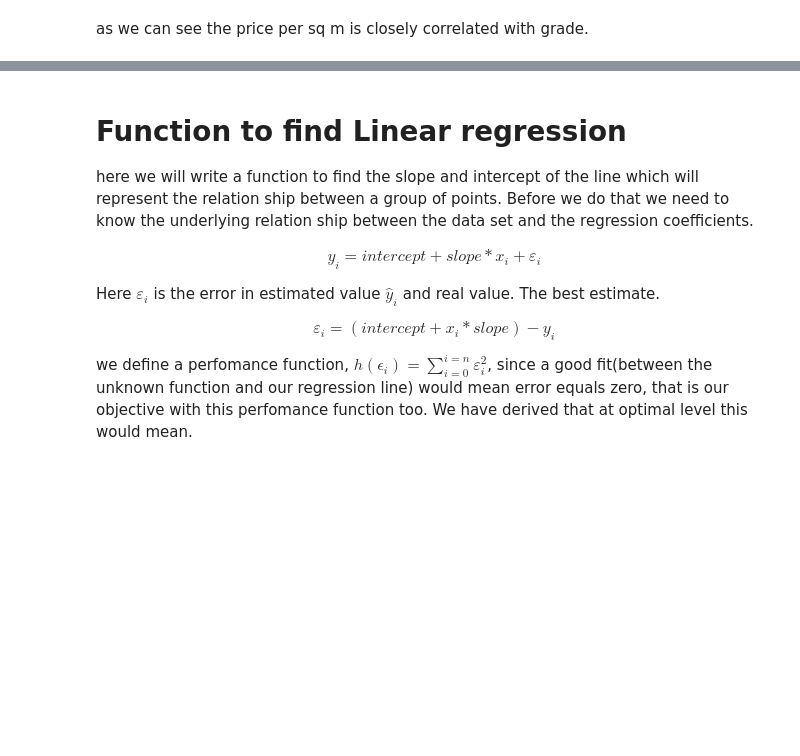
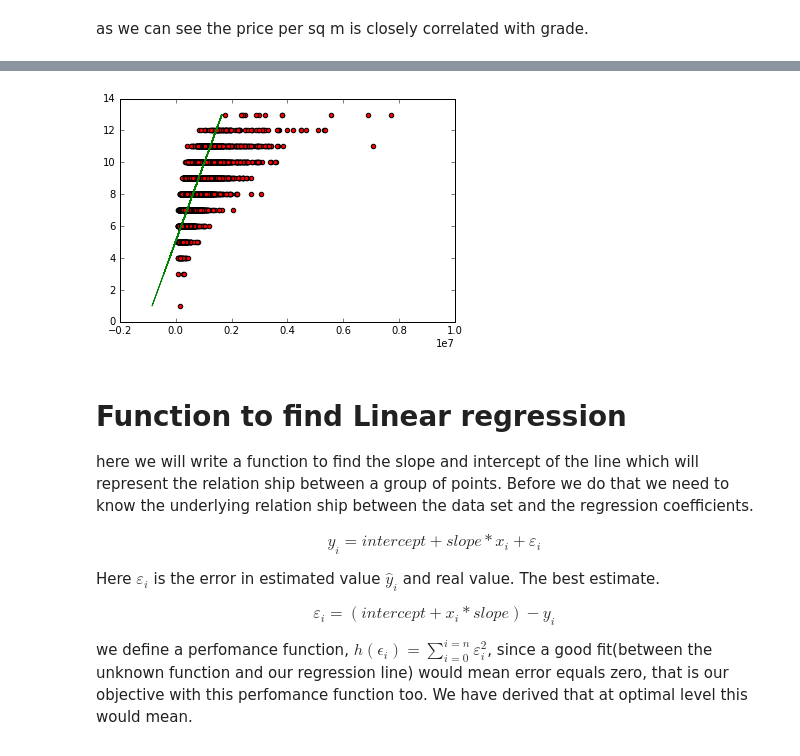
Before and after one commit to kurianCoding/ml_deep, a Jupyter notebook: regression.ipynb, the cells around one changed output, grey strips where cells are left out. Cells and saved outputs as stored; diff of their text form; code cells hidden in the pictures; blank space fills up the shorter version.

```diff
--- a/regression.ipynb
+++ b/regression.ipynb
@@ -66,5 +68,16 @@ print coeff
 +-------------+-------+----------------+---------------+
 [2 rows x 4 columns]
+# %%
+pred_slope=coeff['value'][1]
+pred_inter=coeff['value'][0]
+
+pred_values=[i*pred_slope +pred_inter for i in a]
+plt.plot(pred_values,a,c='green')
+plt.scatter(b,a,c='red')
+
+plt.show()
+# %% [output]
+[figure, added]
 # %% [markdown]
 # Function to find Linear regression
 
```
Also changed, not shown: parts of 12 cells of this notebook, 1 other file.
